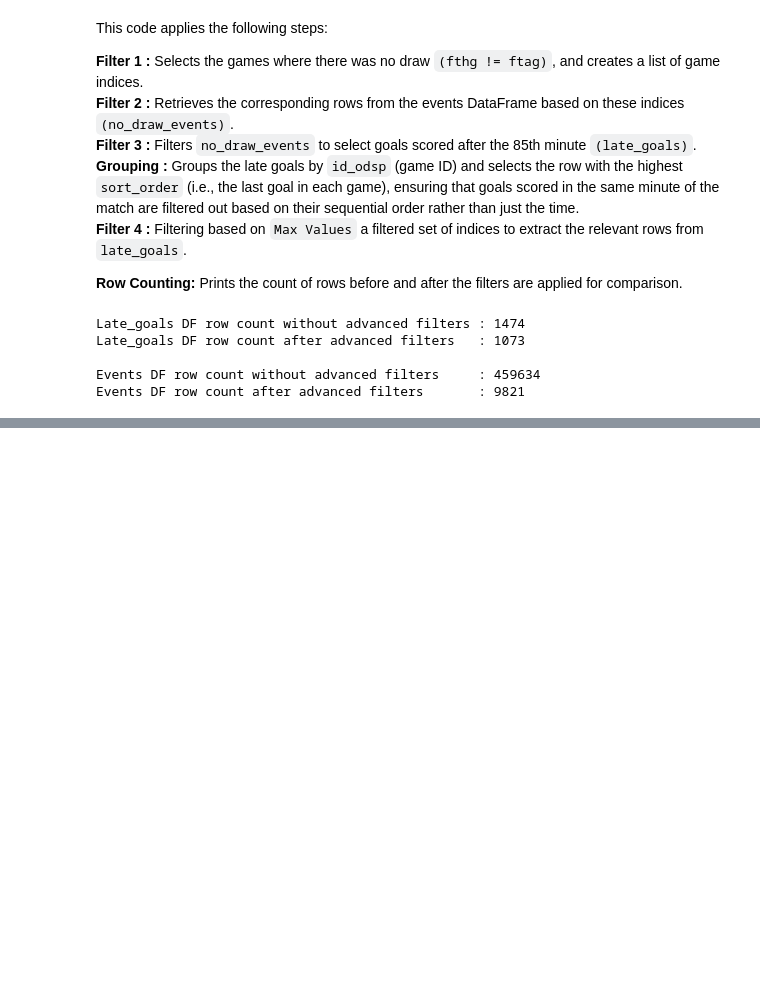
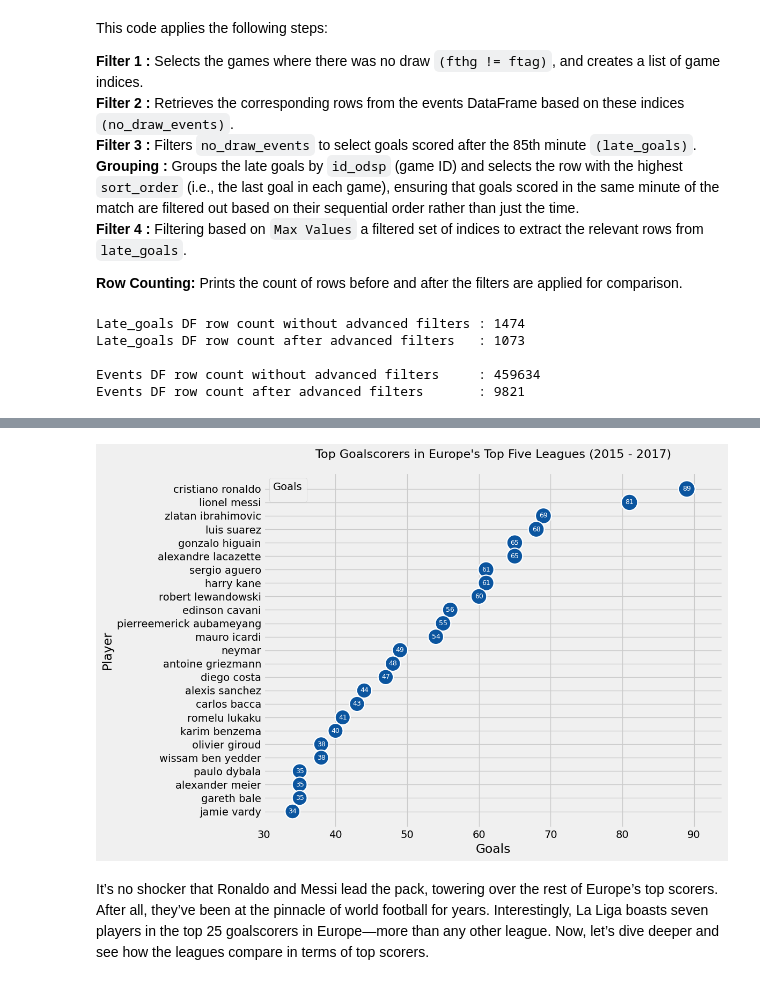
Before and after one commit to yassergribi/Analysis-of-Football-Events, a Jupyter notebook: Analysis_of_Football_Events.ipynb, the cells around one changed output, grey strips where cells are left out. Cells and saved outputs as stored; diff of their text form; code cells hidden in the pictures; blank space fills up the shorter version.

```diff
--- a/Analysis_of_Football_Events.ipynb
+++ b/Analysis_of_Football_Events.ipynb
@@ -531,0 +526,24 @@ plt.ylim(4.5, 10)
+# %%
+top_goalscorers = events_goals.groupby('player').size().reset_index(name="goals").sort_values("goals", ascending=False).head(25)
+# %%
+dark_blue_palette = sns.color_palette("Blues")[5:] # Remove the lightest shades
+plt.figure(figsize=(12, 8))
+
+sns.scatterplot(data=top_goalscorers, x='goals', y='player', size='goals', hue='goals', palette=dark_blue_palette, sizes=(400, 500),legend=False)
+
+# Add labels
+for i in range(len(top_goalscorers)):
+    plt.text(top_goalscorers['goals'].iloc[i], i, str(top_goalscorers['goals'].iloc[i]), color='white', ha='center', va='center', fontsize=9)
+
+# Title and aesthetic adjustments
+plt.title("Top Goalscorers in Europe's Top Five Leagues (2015 - 2017)", fontsize=16, pad=20)
+plt.xlabel('Goals')
+plt.ylabel('Player')
+plt.xlim(30, top_goalscorers['goals'].max() + 5)  # Adjust the x-limit for padding
+plt.legend(title='Goals')
+plt.tight_layout()
+plt.show()
+# %% [output]
+[figure, added]
+# %% [markdown]
+It’s no shocker that Ronaldo and Messi lead the pack, towering over the rest of Europe’s top scorers. After all, they’ve been at the pinnacle of world football for years. Interestingly, La Liga boasts seven players in the top 25 goalscorers in Europe—more than any other league. Now, let’s dive deeper and see how the leagues compare in terms of top scorers.
```
Also changed, not shown: parts of 10 cells of this notebook.
